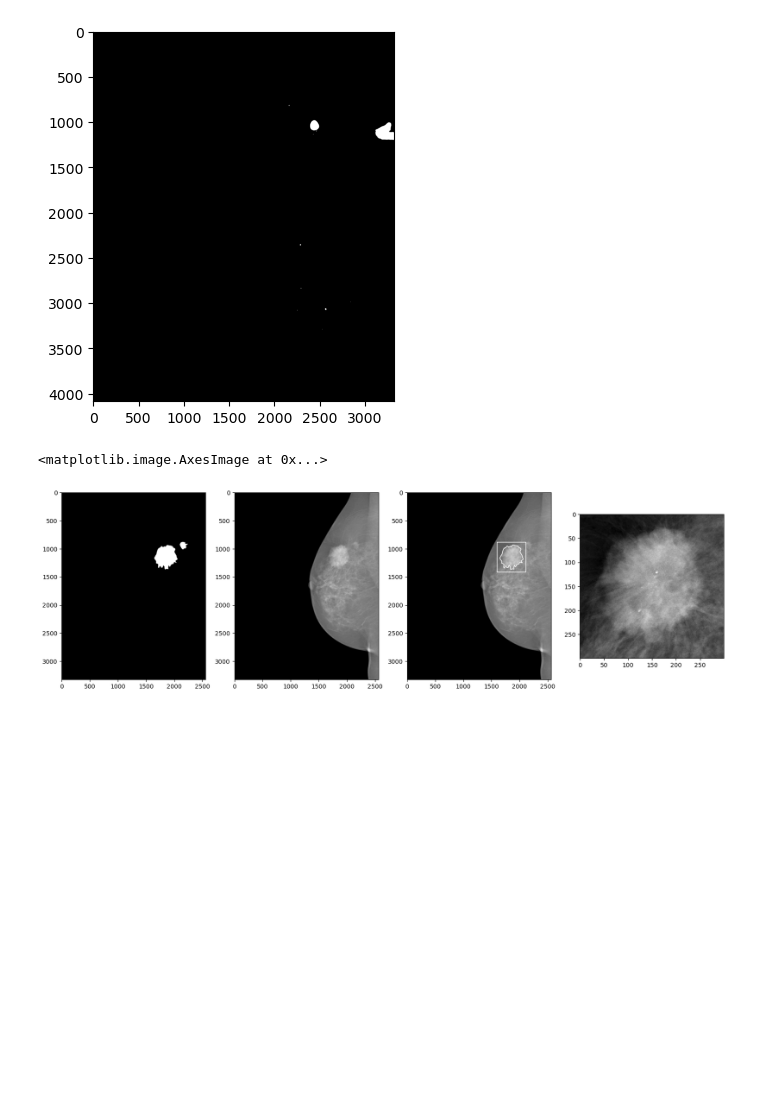
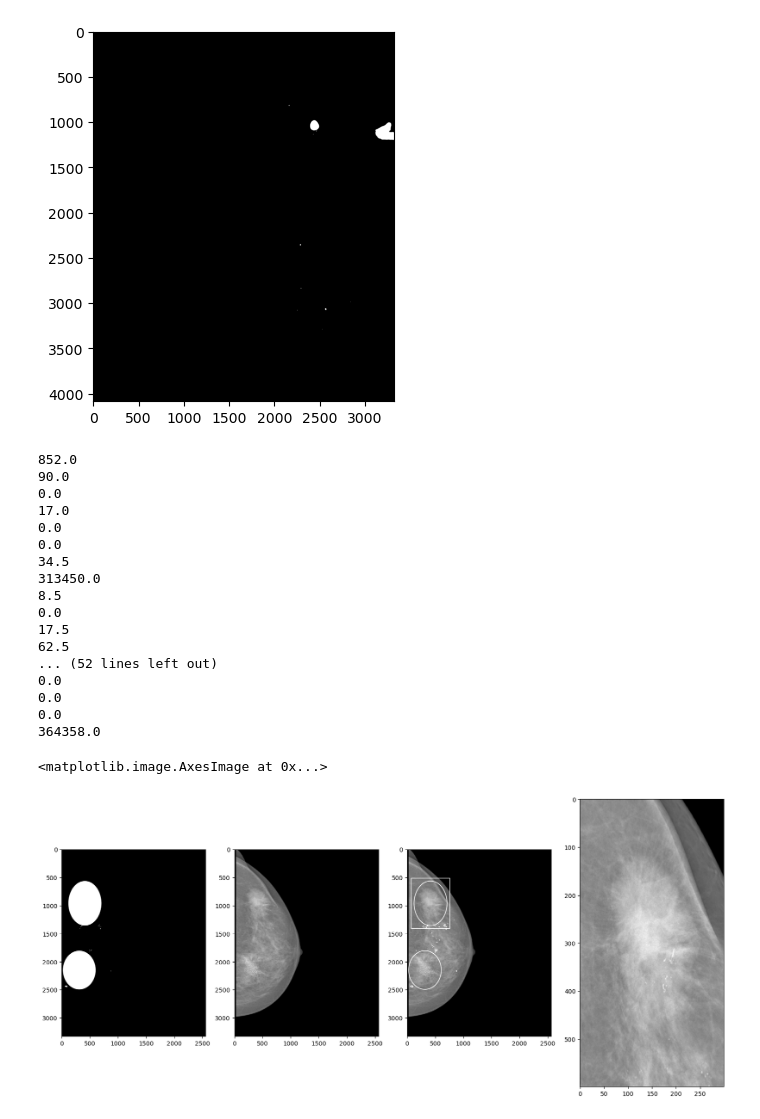
Before and after one commit to ChoyJJ/FYP_B, a Jupyter notebook: Dataset_Selection/Inbreast_ROI_extraction.ipynb, the cells around one changed output. Saved outputs shown, nothing was run; the diff lists cells and outputs as text; code cells hidden in the pictures; blank space fills up the shorter version.

```diff
--- a/Dataset_Selection/Inbreast_ROI_extraction.ipynb
+++ b/Dataset_Selection/Inbreast_ROI_extraction.ipynb
@@ -51,11 +39,14 @@ birads = inbreast['Bi-Rads'].to_numpy()
 distortion_case = inbreast.loc[inbreast['Distortion']=='X']
 # print(distortion_case)
 asymmetry_case = inbreast.loc[inbreast['Asymmetry']=='X']
+asymmetry_case = asymmetry_case.loc[asymmetry_case['Distortion']!='X']
 # print(np.vstack((asymmetry_case[:],asymmetry_case[-1])))
 benign_asymmetry = asymmetry_case[(asymmetry_case['Bi-Rads'] == '2')|(asymmetry_case['Bi-Rads'] == '3')]
-malignant_asymmetry = asymmetry_case[(asymmetry_case['Bi-Rads'] != '2')&(asymmetry_case['Bi-Rads'] != '3')&(asymmetry_case['Bi-Rads'] != '1')]
+malignant_asymmetry = asymmetry_case[(asymmetry_case['Bi-Rads'] != '2')&(asymmetry_case['Bi-Rads'] != '3')&(asymmetry_case['Bi-Rads'] != '1')&(asymmetry_case['Bi-Rads'] != '49')]
 # asymmetry_train = np.concatenate((benign_asymmetry['File Name'].to_numpy()[:2],malignant_asymmetry['File Name'].to_numpy()[:4]))
 # asymmetry_val = np.concatenate((benign_asymmetry['File Name'].to_numpy()[2:4],malignant_asymmetry['File Name'].to_numpy()[4:6]))
 # asymmetry_test = np.concatenate((benign_asymmetry['File Name'].to_numpy()[4:],malignant_asymmetry['File Name'].to_numpy()[6:]))
-distortion_train = distortion_case['File Name']
+benign_distortion = distortion_case[(distortion_case['Bi-Rads'] == '2')|(distortion_case['Bi-Rads'] == '3')]
+malignant_distortion = distortion_case[(distortion_case['Bi-Rads'] != '2')&(distortion_case['Bi-Rads'] != '3')&(distortion_case['Bi-Rads'] != '1')&(distortion_case['Bi-Rads'] != '49')]
+distortion_case = distortion_case['File Name']
 asymmetry_case = asymmetry_case['File Name']
@@ -63,9 +58,10 @@ asymmetry_case = asymmetry_case['File Name']
 mass_case =  inbreast.loc[inbreast['Mass ']=='X']
 mass_case = mass_case.loc[mass_case['Distortion']!='X']
 mass_case = mass_case.loc[mass_case['Asymmetry']!='X']
+# mass_case = mass_case.loc[mass_case['Micros']!='X']
 #only 24 benign masses
-benign_mass = mass_case.loc[(mass_case['Bi-Rads'] == '2')|(mass_case['Bi-Rads'] == '3')]
-malignant_mass = mass_case.loc[(mass_case['Bi-Rads'] != '2')&(mass_case['Bi-Rads'] != '3')&(mass_case['Bi-Rads'] != '1')]
+benign_mass = mass_case.loc[((mass_case['Bi-Rads'] == '2')|(mass_case['Bi-Rads'] == '3'))]
+malignant_mass = mass_case.loc[(mass_case['Bi-Rads'] != '2')&(mass_case['Bi-Rads'] != '3')&(mass_case['Bi-Rads'] != '1')&(mass_case['Bi-Rads'] != '49')]
 #malignant mass has more
 mass_case = mass_case['File Name'].to_numpy()
 # mass_train = np.concatenate((benign_mass['File Name'].to_numpy()[:int(0.64*len(benign_mass)+1)]
@@ -81,10 +81,11 @@ micro_case = micro_case.loc[micro_case['Asymmetry']!='X']
 micro_case = micro_case.loc[micro_case['Mass ']!='X']
 #only 24 benign masses
 benign_micro = micro_case.loc[(micro_case['Bi-Rads'] == '2')|(micro_case['Bi-Rads'] == '3')]
-malignant_micro = micro_case.loc[(micro_case['Bi-Rads'] != '2')&(micro_case['Bi-Rads'] != '3')&(micro_case['Bi-Rads'] != '1')]
+malignant_micro = micro_case.loc[(micro_case['Bi-Rads'] != '2')&(micro_case['Bi-Rads'] != '3')&(micro_case['Bi-Rads'] != '1')&(micro_case['Bi-Rads'] != '49')]
 #malignant mass has more
 # micro_train = np.concatenate((benign_micro['File Name'].to_numpy()[:int(0.64*len(benign_micro)+1)]
                             # ,malignant_micro['File Name'].to_numpy()[:int(0.64*len(malignant_micro)+1)]))
+
 # micro_val = np.concatenate((benign_micro['File Name'].to_numpy()[int(0.64*len(benign_micro)+1):int(0.8*len(benign_micro))]
                             # ,malignant_micro['File Name'].to_numpy()[int(0.64*len(malignant_micro)+1):int(0.8*len(malignant_micro))]))
 # micro_test = np.concatenate((benign_micro['File Name'].to_numpy()[int(0.8*len(benign_micro)):]
@@ -115,7 +123,7 @@ benign_micro_rand = rng.permutation(benign_micro['File Name'].to_numpy())
 malignant_asymmetry_rand = rng.permutation(malignant_asymmetry['File Name'].to_numpy())
 malignant_mass_rand = rng.permutation(malignant_mass['File Name'].to_numpy())
 malignant_micro_rand = rng.permutation(malignant_micro['File Name'].to_numpy())
-benign_train = np.concatenate((distortion_train.to_numpy()
+benign_train = np.concatenate((benign_distortion['File Name'].to_numpy()
                                 , benign_asymmetry_rand[:2]
                                 , benign_mass_rand[:int(0.64*len(benign_mass))]
                                 , benign_micro_rand[:int(0.64*len(benign_micro))]
@@ -128,15 +136,16 @@ benign_test = np.concatenate((benign_asymmetry_rand[4:]
                                 , benign_mass_rand[int(0.8*len(benign_mass)):]
                                 , benign_micro_rand[int(0.8*len(benign_micro)):]
                                 ))
-malignant_train = np.concatenate((malignant_asymmetry_rand[:2]
-                                , malignant_mass_rand[:int(0.64*len(malignant_mass)-3)]
+malignant_train = np.concatenate((malignant_distortion['File Name'].to_numpy()
+                                , malignant_asymmetry_rand[:4]
+                                , malignant_mass_rand[:int(0.64*len(malignant_mass))]
                                 , malignant_micro_rand[:int(0.64*len(malignant_micro))]
                                 ))
-malignant_val = np.concatenate((malignant_asymmetry_rand[2:4]
-                                , malignant_mass_rand[int(0.64*len(malignant_mass)-3):int(0.8*len(malignant_mass))]
+malignant_val = np.concatenate((malignant_asymmetry_rand[4:6]
+                                , malignant_mass_rand[int(0.64*len(malignant_mass)):int(0.8*len(malignant_mass))]
                                 , malignant_micro_rand[int(0.64*len(malignant_micro)):int(0.8*len(malignant_micro))]
                                 ))
-malignant_test = np.concatenate((malignant_asymmetry_rand[4:]
+malignant_test = np.concatenate((malignant_asymmetry_rand[6:]
                                 , malignant_mass_rand[int(0.8*len(malignant_mass)):]
                                 , malignant_micro_rand[int(0.8*len(malignant_micro)):]
                                 ))
@@ -490,10 +575,10 @@ plt.imshow(mask, cmap='gray')
 plt.figure(figsize=(20,60))
 
 # Test_box = cv2.cvtColor(Test_box, cv2.COLOR_RGB2GRAY)
-Full_image = cv2.imread(IMG_PATH+'22579730_bbd6a3a35438c11b_MG_R_ML_ANON.png',cv2.IMREAD_GRAYSCALE)
-image = cv2.imread(IMG_PATH+'22579730_bbd6a3a35438c11b_MG_R_ML_ANON.png',cv2.IMREAD_GRAYSCALE)
+Full_image = cv2.imread(IMG_PATH+'22670465_7e677f3d530e41ed_MG_L_CC_ANON.png',cv2.IMREAD_GRAYSCALE)
+image = cv2.imread(IMG_PATH+'22670465_7e677f3d530e41ed_MG_L_CC_ANON.png',cv2.IMREAD_GRAYSCALE)
 # print(Full_image.shape)
-Test_box = load_mask(ROI_PATH + "22579730.xml",imshape=Full_image.shape)
+Test_box = load_mask(ROI_PATH + "22670465.xml",imshape=Full_image.shape)
 # print(Test_box[:,:,0])
 Test_box = Test_box.astype(np.uint8)
 Test_box = cv2.merge([Test_box])
@@ -505,6 +590,8 @@ _,thresh = cv2.threshold(Test_box,0,255,cv2.THRESH_BINARY)
 img = Full_image
 # edges = cv2.Canny(Test_box,100,200)
 contours, _ = cv2.findContours(thresh,cv2.RETR_EXTERNAL,cv2.CHAIN_APPROX_SIMPLE)
+for contour in contours:
+    print(cv2.contourArea(contour))
 largest_contours = max(contours, key=cv2.contourArea)
 
 x,y,w,h = cv2.boundingRect(largest_contours)
@@ -516,33 +603,50 @@ w +=100
 # if h < 300:
     # h = 300
 # if w < 300:
     # w = 300
 if y<0:
     y=0
 if y+h>Test_box.shape[0]:
     y = Test_box.shape[0] - h
 if x<0:
     x=0
 if x+w>Test_box.shape[1]:
     x = Test_box.shape[1] - w
 
 roi = image[y:y+h,x:x+w]
-with_contour = cv2.drawContours(img,[largest_contours],0,255,10)
+with_contour = cv2.drawContours(img,contours,-1,255,10)
 img = cv2.rectangle(Full_image,(x,y),(x+w,y+h),255,10)
 
 
 
 # for cont in contours:
     # print(cv2.contourArea(cont))
     # if cv2.contourArea(cont) > 1000:
         # x,y,w,h = cv2.boundingRect(cont)
         # img = cv2.rectangle(Full_image,(x,y),(x+w,y+h),(255,255,255),10)
 plt.subplot(143)
 plt.imshow(with_contour, cmap='gray')
 # newimg = img[img.shape[0]-(y+h):img.shape[0]-y,]
 roi=cv2.resize(roi,(img_width,img_height))
 plt.subplot(144)
 plt.imshow(roi, cmap='gray')
 # %% [output]
-<matplotlib.image.AxesImage at 0x...>
+852.0
+90.0
+0.0
+17.0
+0.0
+0.0
+34.5
+313450.0
+8.5
+0.0
+17.5
+62.5
+... (52 lines left out)
+0.0
+0.0
+0.0
+364358.0
+<matplotlib.image.AxesImage at 0x...>
-[figure, old version]
+[figure, new version]
```
Also changed, not shown: parts of 15 cells of this notebook, 7 other files.
